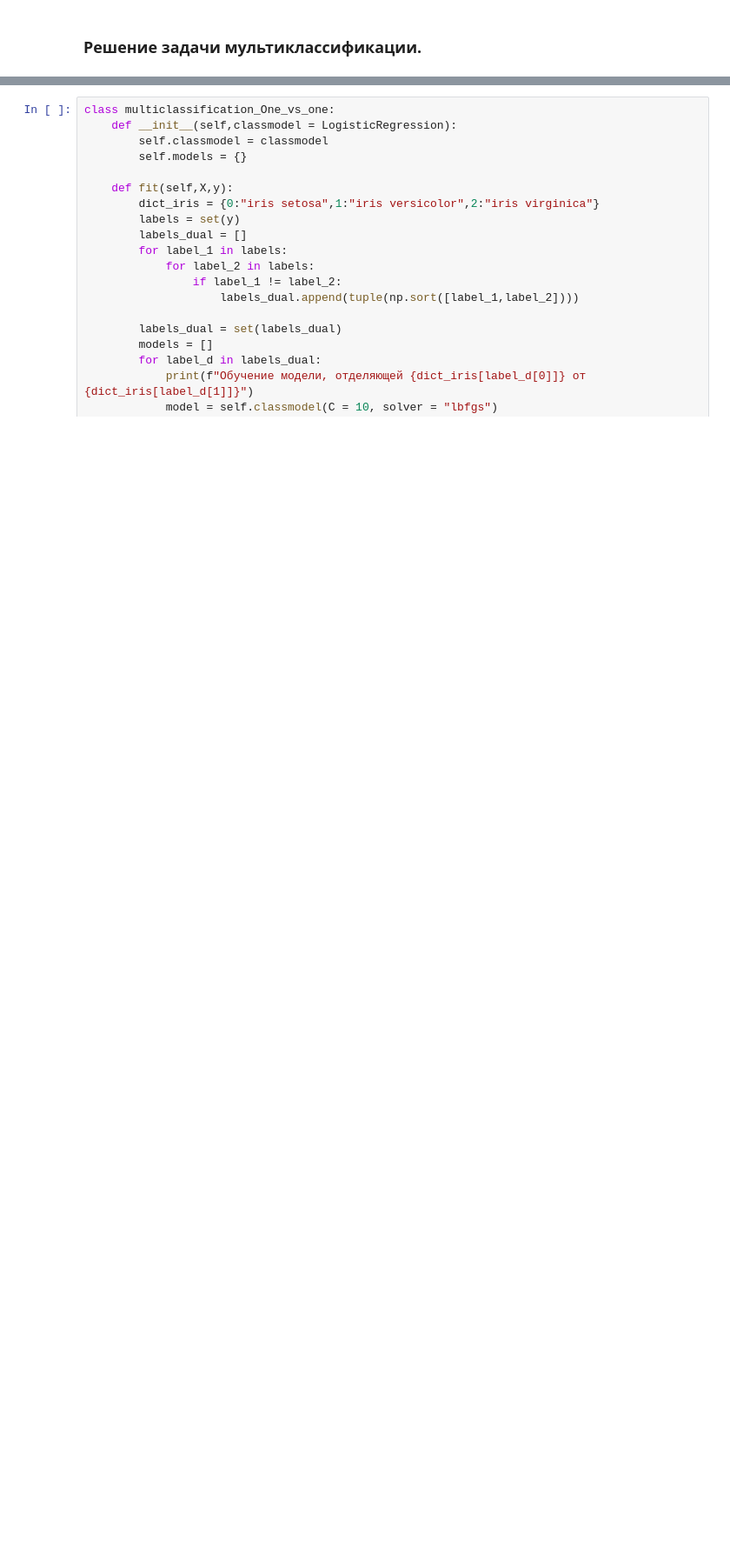
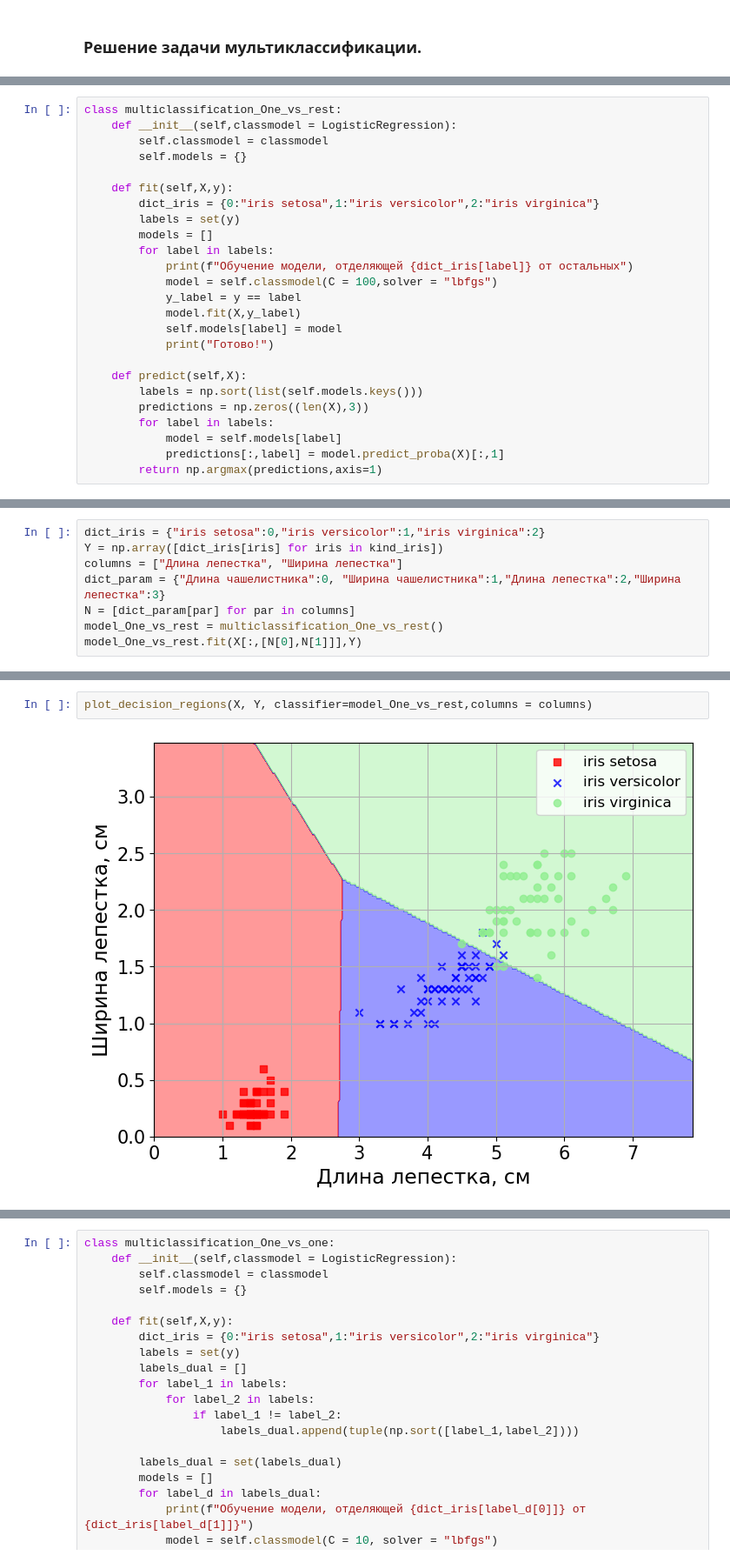
Before and after one commit to mts-machines-learn/ml-course-intro-2020, a Jupyter notebook: Classification/multiclassification.ipynb, the cells around one changed output, grey strips where cells are left out. Shown: that part at 87% size. Cells and saved outputs as stored; diff of their text form; blank space fills up the shorter version.

```diff
--- a/Classification/multiclassification.ipynb
+++ b/Classification/multiclassification.ipynb
@@ -84,0 +88,25 @@ plot_data(X,kind_iris,columns = ["Длина лепестка", "Ширина л
+# %%
+class multiclassification_One_vs_rest:
+    def __init__(self,classmodel = LogisticRegression):
+        self.classmodel = classmodel
+        self.models = {}
+
+    def fit(self,X,y):
+        dict_iris = {0:"iris setosa",1:"iris versicolor",2:"iris virginica"}
+        labels = set(y)
+        models = []
+        for label in labels:
+            print(f"Обучение модели, отделяющей {dict_iris[label]} от остальных")
+            model = self.classmodel(C = 100,solver = "lbfgs")
+            y_label = y == label
+            model.fit(X,y_label)
+            self.models[label] = model
+            print("Готово!")
+
+    def predict(self,X):
+        labels = np.sort(list(self.models.keys()))
+        predictions = np.zeros((len(X),3))
+        for label in labels:
+            model = self.models[label]
+            predictions[:,label] = model.predict_proba(X)[:,1]
+        return np.argmax(predictions,axis=1)
@@ -84,0 +115,8 @@ plot_data(X,kind_iris,columns = ["Длина лепестка", "Ширина л
+# %%
+dict_iris = {"iris setosa":0,"iris versicolor":1,"iris virginica":2}
+Y = np.array([dict_iris[iris] for iris in kind_iris])
+columns = ["Длина лепестка", "Ширина лепестка"]
+dict_param = {"Длина чашелистника":0, "Ширина чашелистника":1,"Длина лепестка":2,"Ширина лепестка":3}
+N = [dict_param[par] for par in columns]
+model_One_vs_rest = multiclassification_One_vs_rest()
+model_One_vs_rest.fit(X[:,[N[0],N[1]]],Y)
@@ -84,0 +132,4 @@ plot_data(X,kind_iris,columns = ["Длина лепестка", "Ширина л
+# %%
+plot_decision_regions(X, Y, classifier=model_One_vs_rest,columns = columns)
+# %% [output]
+[figure, added]
```
Also changed, not shown: parts of 59 cells of this notebook, 1 other file.
